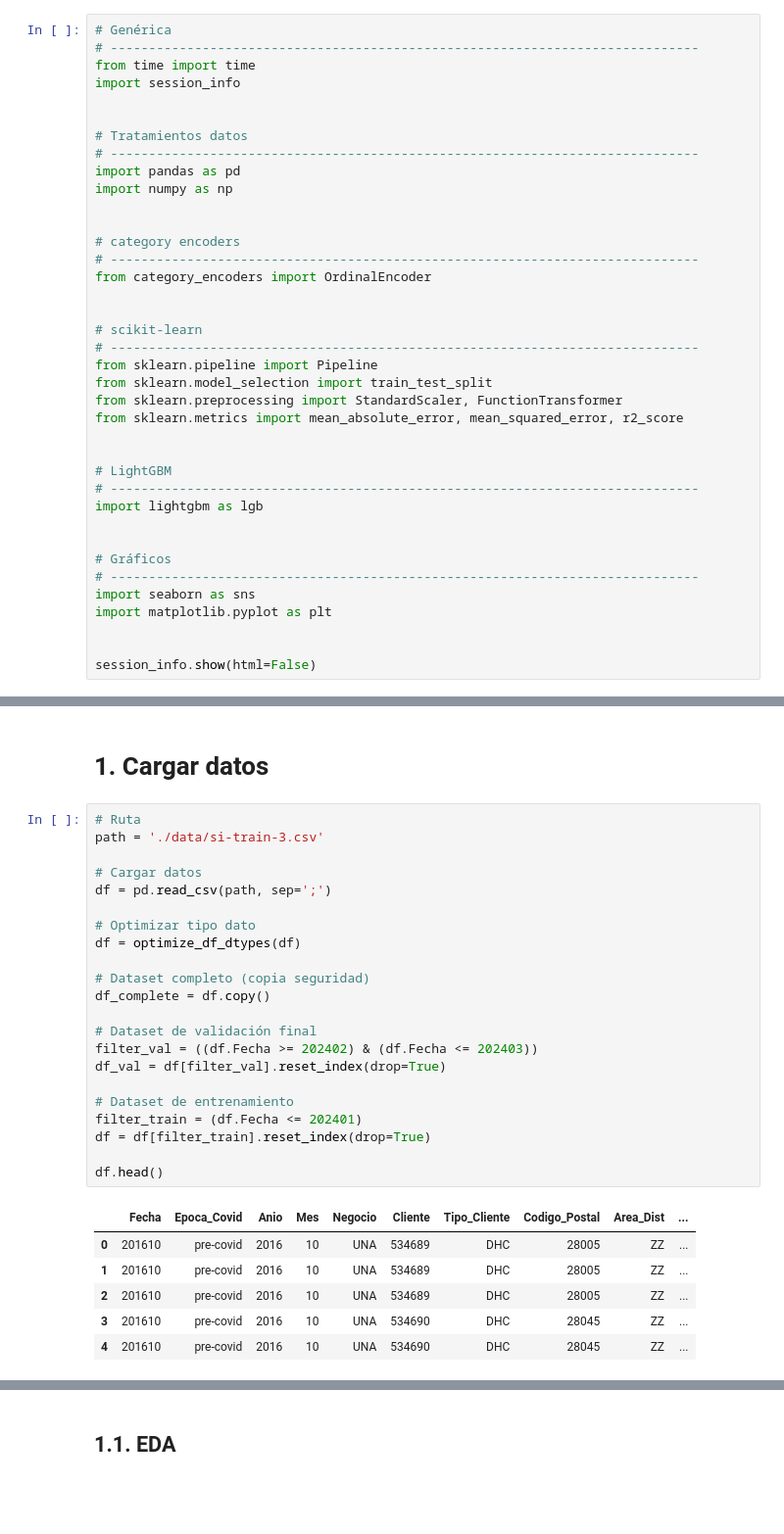
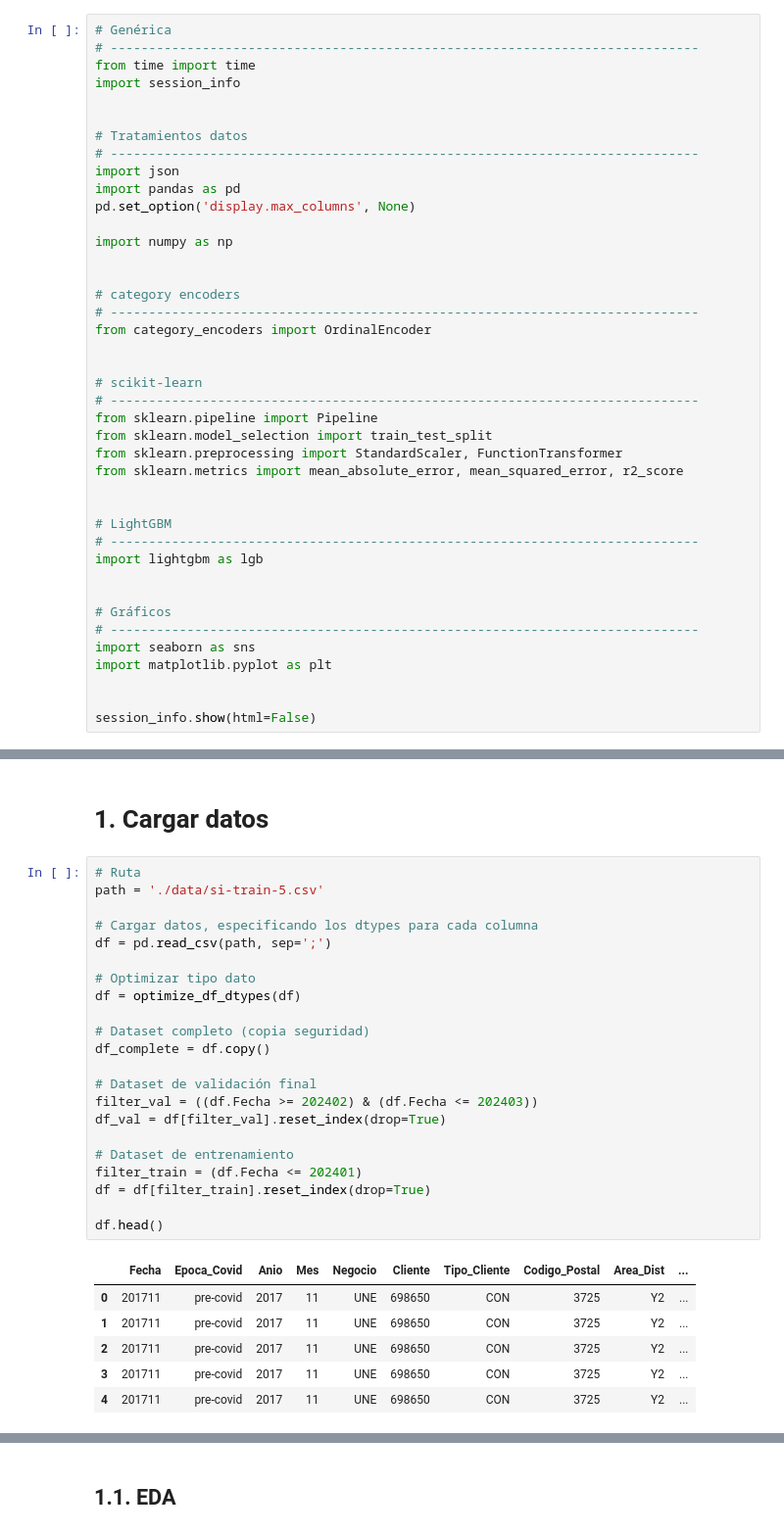
Before and after one commit to gmachinromero/project-sell-in-forecast, a Jupyter notebook: 07_sell_in_fase_5_comparativa_modelos.ipynb, the cells around one changed output, grey strips where cells are left out. Shown at 98% size. Cells and saved outputs as stored; diff of their text form; blank space fills up the shorter version.

```diff
--- a/07_sell_in_fase_5_comparativa_modelos.ipynb
+++ b/07_sell_in_fase_5_comparativa_modelos.ipynb
@@ -9,7 +9,10 @@ import session_info
 
 # Tratamientos datos
 # -----------------------------------------------------------------------------
+import json
 import pandas as pd
+pd.set_option('display.max_columns', None)
+
 import numpy as np
 
 
@@ -100,30 +139,30 @@ def optimize_df_dtypes(df):
 # 1. Cargar datos
 # %%
 # Ruta
-path = './data/si-train-3.csv'
+path = './data/si-train-5.csv'
 
-# Cargar datos
+# Cargar datos, especificando los dtypes para cada columna
 df = pd.read_csv(path, sep=';')
 
 # Optimizar tipo dato
 df = optimize_df_dtypes(df)
 
 # Dataset completo (copia seguridad)
 df_complete = df.copy()
 
 # Dataset de validación final
 filter_val = ((df.Fecha >= 202402) & (df.Fecha <= 202403))
 df_val = df[filter_val].reset_index(drop=True)
 
 # Dataset de entrenamiento
 filter_train = (df.Fecha <= 202401)
 df = df[filter_train].reset_index(drop=True)
 
 df.head()
 # %% [output]
 |  | Fecha | Epoca_Covid | Anio | Mes | Negocio | Cliente | Tipo_Cliente | Codigo_Postal | Area_Dist | ... |
-| 0 | 201610 | pre-covid | 2016 | 10 | UNA | 534689 | DHC | 28005 | ZZ | ... |
-| 1 | 201610 | pre-covid | 2016 | 10 | UNA | 534689 | DHC | 28005 | ZZ | ... |
-| 2 | 201610 | pre-covid | 2016 | 10 | UNA | 534689 | DHC | 28005 | ZZ | ... |
-| 3 | 201610 | pre-covid | 2016 | 10 | UNA | 534690 | DHC | 28045 | ZZ | ... |
-| 4 | 201610 | pre-covid | 2016 | 10 | UNA | 534690 | DHC | 28045 | ZZ | ... |
+| 0 | 201711 | pre-covid | 2017 | 11 | UNE | 698650 | CON | 3725 | Y2 | ... |
+| 1 | 201711 | pre-covid | 2017 | 11 | UNE | 698650 | CON | 3725 | Y2 | ... |
+| 2 | 201711 | pre-covid | 2017 | 11 | UNE | 698650 | CON | 3725 | Y2 | ... |
+| 3 | 201711 | pre-covid | 2017 | 11 | UNE | 698650 | CON | 3725 | Y2 | ... |
+| 4 | 201711 | pre-covid | 2017 | 11 | UNE | 698650 | CON | 3725 | Y2 | ... |
```
Also changed, not shown: parts of 79 cells of this notebook.
